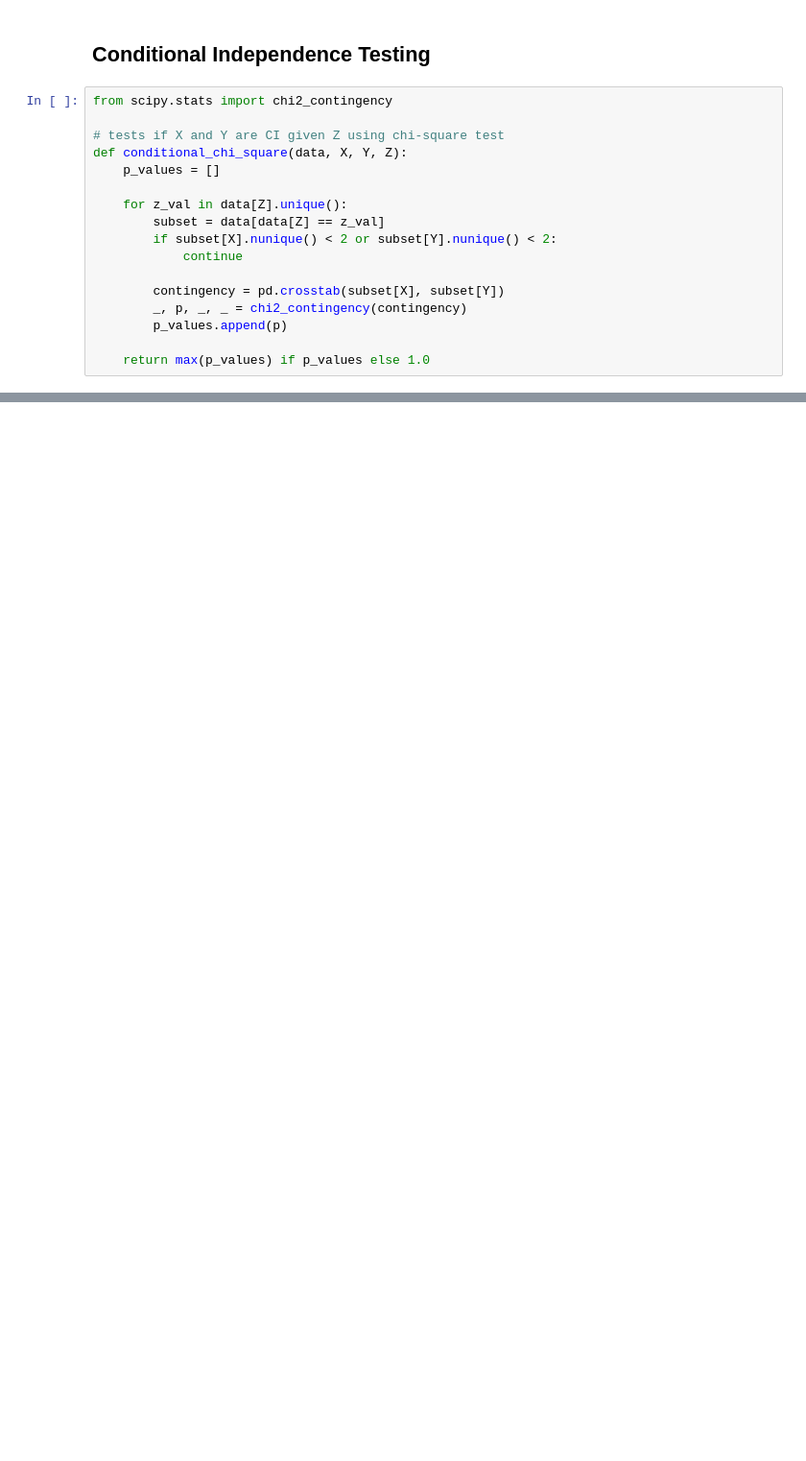
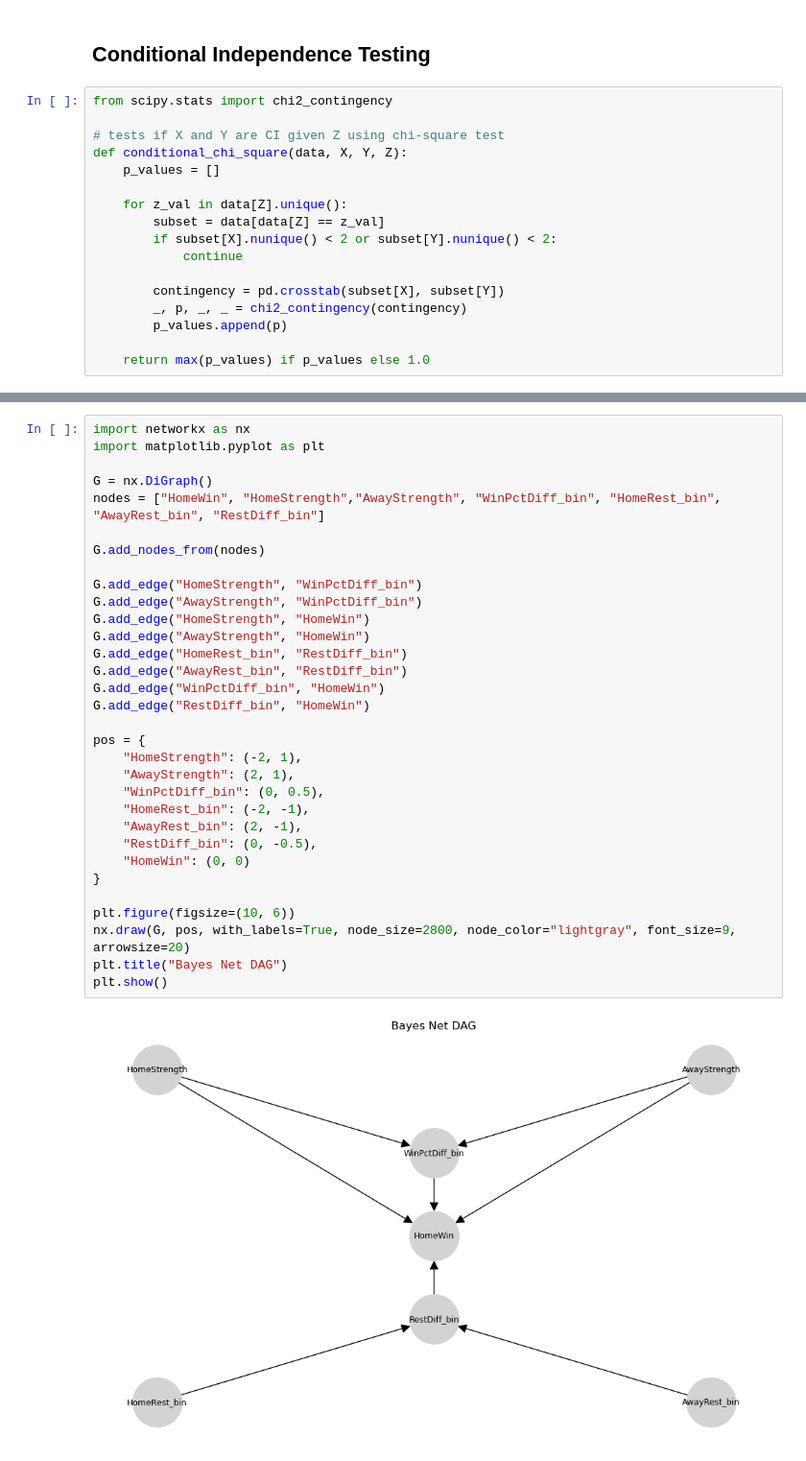
Before and after one commit to leowiemelt/NBA-Bayes-Net, a Jupyter notebook: nbamodel.ipynb, the cells around one changed output, grey strips where cells are left out. Shown at 96% size. Drawn from its saved outputs; the diff is of its cells as text; blank space fills up the shorter version.

```diff
--- a/nbamodel.ipynb
+++ b/nbamodel.ipynb
@@ -214,0 +204,34 @@ games.iloc[500:510, 20:40]
+# %%
+import networkx as nx
+import matplotlib.pyplot as plt
+
+G = nx.DiGraph()
+nodes = ["HomeWin", "HomeStrength","AwayStrength", "WinPctDiff_bin", "HomeRest_bin", "AwayRest_bin", "RestDiff_bin"]
+
+G.add_nodes_from(nodes)
+
+G.add_edge("HomeStrength", "WinPctDiff_bin")
+G.add_edge("AwayStrength", "WinPctDiff_bin")
+G.add_edge("HomeStrength", "HomeWin")
+G.add_edge("AwayStrength", "HomeWin")
+G.add_edge("HomeRest_bin", "RestDiff_bin")
+G.add_edge("AwayRest_bin", "RestDiff_bin")
+G.add_edge("WinPctDiff_bin", "HomeWin")
+G.add_edge("RestDiff_bin", "HomeWin")
+
+pos = {
+    "HomeStrength": (-2, 1),
+    "AwayStrength": (2, 1),
+    "WinPctDiff_bin": (0, 0.5),
+    "HomeRest_bin": (-2, -1),
+    "AwayRest_bin": (2, -1),
+    "RestDiff_bin": (0, -0.5),
+    "HomeWin": (0, 0)
+}
+
+plt.figure(figsize=(10, 6))
+nx.draw(G, pos, with_labels=True, node_size=2800, node_color="lightgray", font_size=9, arrowsize=20)
+plt.title("Bayes Net DAG")
+plt.show()
+# %% [output]
+[figure, added]
```
Also changed, not shown: parts of 33 cells of this notebook, 1 other file.
